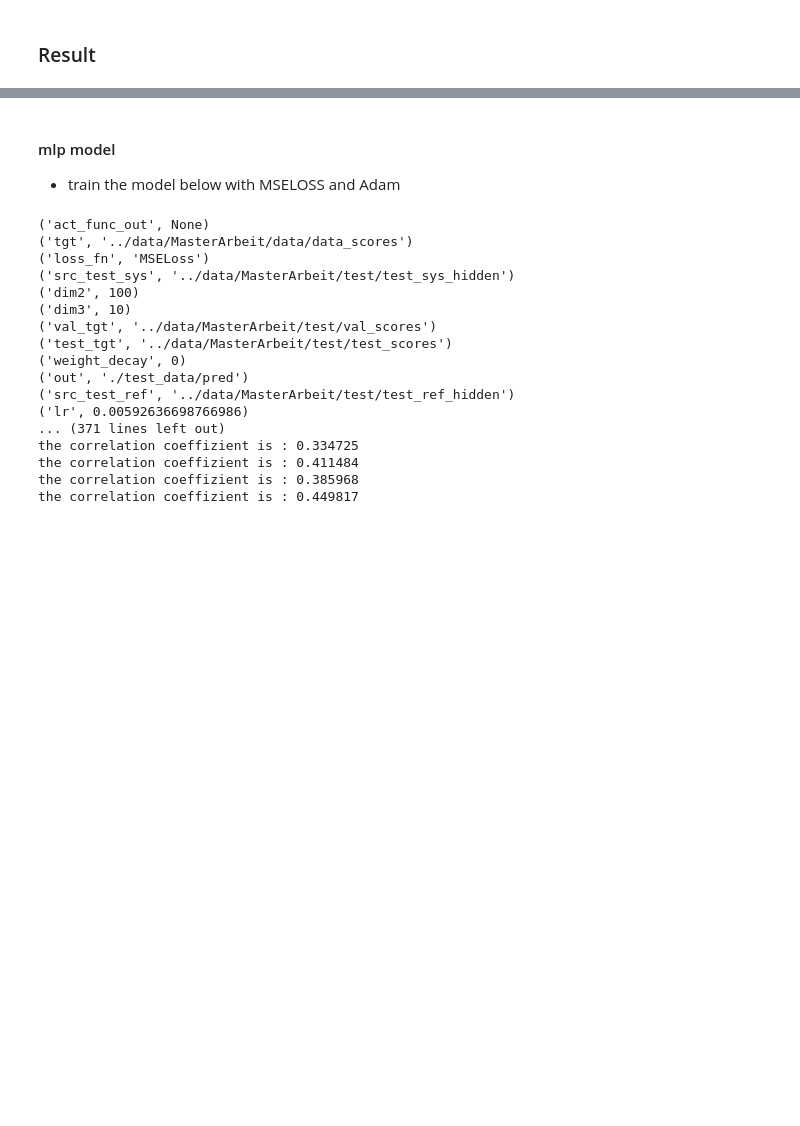
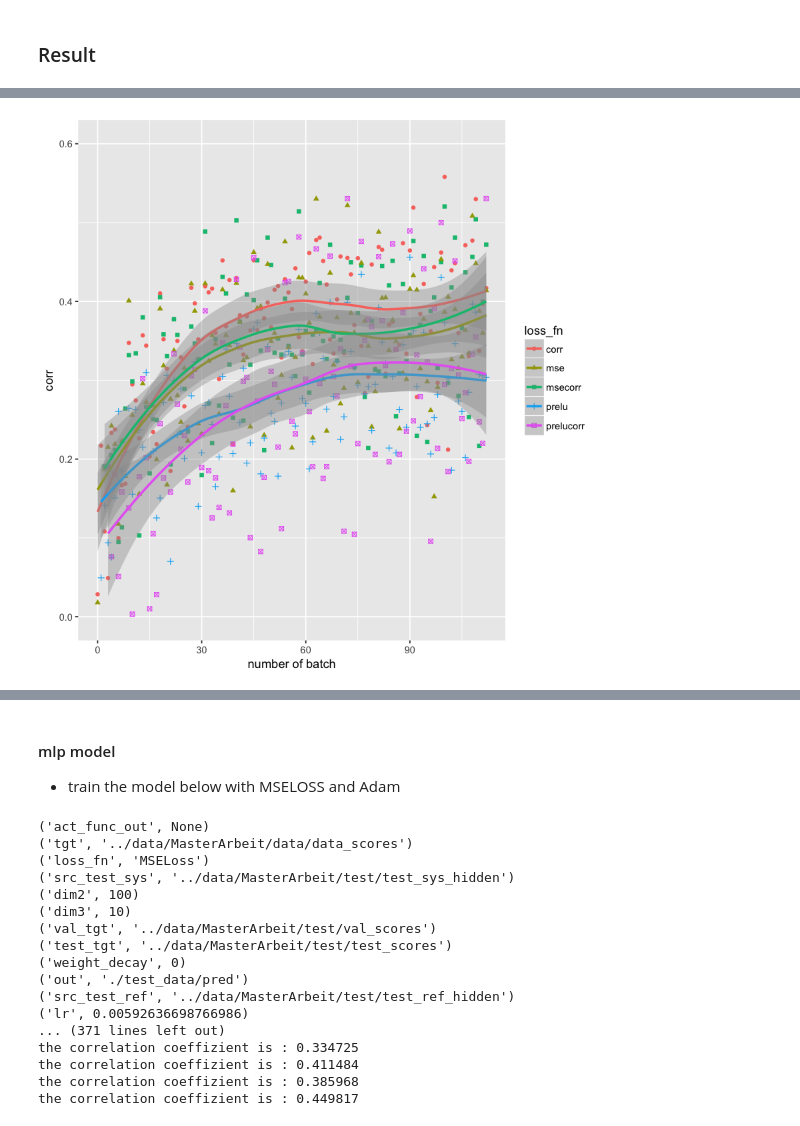
Before and after one commit to HuangYiran/MasterArbeit, a Jupyter notebook: Demo.ipynb, the cells around one changed output, grey strips where cells are left out. Drawn from its saved outputs; the diff is of its cells as text; code cells hidden in the pictures; blank space fills up the shorter version.

```diff
--- a/Demo.ipynb
+++ b/Demo.ipynb
@@ -56,0 +80,5 @@ wmt16-metrics-task doesn't contain en-de task. We use part of the wmt17-metrics-
+# %%
+# swish activation + different loss function + basic mlp model
+p_corr = ggplot(corr, aes(x = V1, y = V2, shape = loss_fn, colour = loss_fn))
+p_corr + geom_point() + xlab("number of batch") + stat_smooth() + ylab("corr") + ylim(0.0, 0.6)
+# %% [output]
@@ -56,0 +89 @@ wmt16-metrics-task doesn't contain en-de task. We use part of the wmt17-metrics-
+[figure, added]
```
Also changed, not shown: parts of 20 cells of this notebook.
